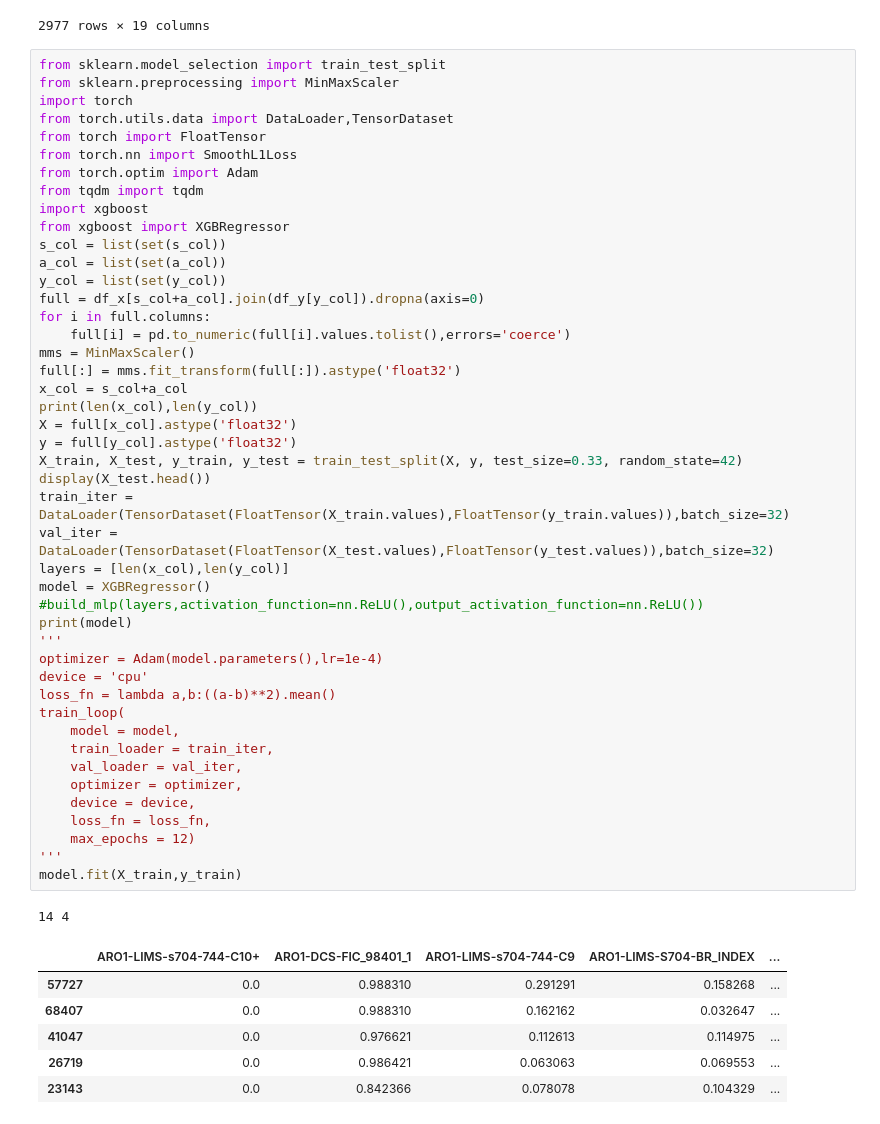
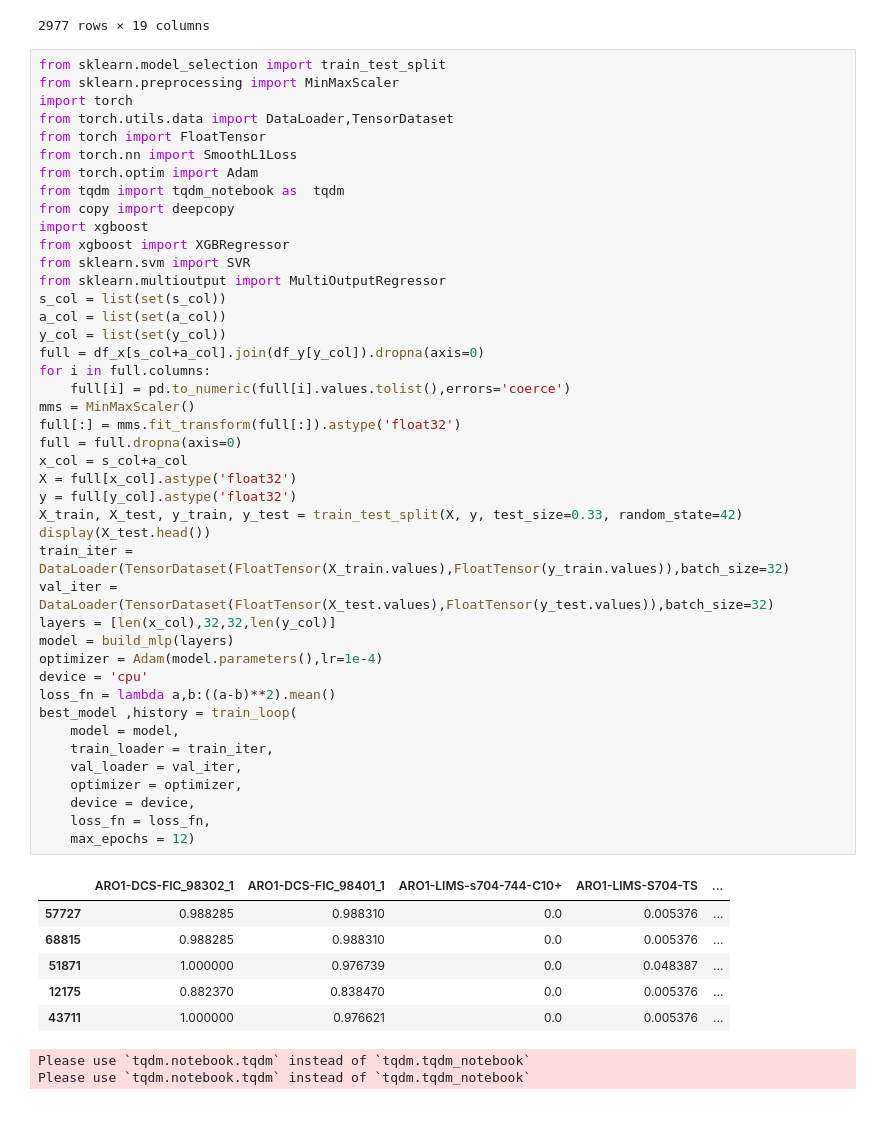
Before and after one commit to skywalker0803r/R911R912, a Jupyter notebook: notebook/poc.ipynb, the cells around one changed output. Cells and saved outputs as stored; diff of their text form.

```diff
--- a/notebook/poc.ipynb
+++ b/notebook/poc.ipynb
@@ -61,47 +61,47 @@ from torch.utils.data import DataLoader,TensorDataset
 from torch import FloatTensor
 from torch.nn import SmoothL1Loss
 from torch.optim import Adam
-from tqdm import tqdm
+from tqdm import tqdm_notebook as  tqdm
+from copy import deepcopy
 import xgboost
 from xgboost import XGBRegressor
+from sklearn.svm import SVR
+from sklearn.multioutput import MultiOutputRegressor
 s_col = list(set(s_col))
 a_col = list(set(a_col))
 y_col = list(set(y_col))
 full = df_x[s_col+a_col].join(df_y[y_col]).dropna(axis=0)
 for i in full.columns:
     full[i] = pd.to_numeric(full[i].values.tolist(),errors='coerce')
 mms = MinMaxScaler()
 full[:] = mms.fit_transform(full[:]).astype('float32')
+full = full.dropna(axis=0)
 x_col = s_col+a_col
-print(len(x_col),len(y_col))
 X = full[x_col].astype('float32')
 y = full[y_col].astype('float32')
 X_train, X_test, y_train, y_test = train_test_split(X, y, test_size=0.33, random_state=42)
 display(X_test.head())
 train_iter = DataLoader(TensorDataset(FloatTensor(X_train.values),FloatTensor(y_train.values)),batch_size=32)
 val_iter = DataLoader(TensorDataset(FloatTensor(X_test.values),FloatTensor(y_test.values)),batch_size=32)
-layers = [len(x_col),len(y_col)]
-model = XGBRegressor() #build_mlp(layers,activation_function=nn.ReLU(),output_activation_function=nn.ReLU())
-print(model)
-'''
+layers = [len(x_col),32,32,len(y_col)]
+model = build_mlp(layers)
 optimizer = Adam(model.parameters(),lr=1e-4)
 device = 'cpu'
 loss_fn = lambda a,b:((a-b)**2).mean()
-train_loop(
+best_model ,history = train_loop(
     model = model,
     train_loader = train_iter,
     val_loader = val_iter,
     optimizer = optimizer,
     device = device,
     loss_fn = loss_fn,
     max_epochs = 12)
-'''
-model.fit(X_train,y_train)
 # %% [output]
+|  | ARO1-DCS-FIC_98302_1 | ARO1-DCS-FIC_98401_1 | ARO1-LIMS-s704-744-C10+ | ARO1-LIMS-S704-TS | ... |
+| 57727 | 0.988285 | 0.988310 | 0.0 | 0.005376 | ... |
+| 68815 | 0.988285 | 0.988310 | 0.0 | 0.005376 | ... |
+| 51871 | 1.000000 | 0.976739 | 0.0 | 0.048387 | ... |
+| 12175 | 0.882370 | 0.838470 | 0.0 | 0.005376 | ... |
+| 43711 | 1.000000 | 0.976621 | 0.0 | 0.005376 | ... |
-14 4
+Please use `tqdm.notebook.tqdm` instead of `tqdm.tqdm_notebook`
+Please use `tqdm.notebook.tqdm` instead of `tqdm.tqdm_notebook`
-|  | ARO1-LIMS-s704-744-C10+ | ARO1-DCS-FIC_98401_1 | ARO1-LIMS-s704-744-C9 | ARO1-LIMS-S704-BR_INDEX | ... |
-| 57727 | 0.0 | 0.988310 | 0.291291 | 0.158268 | ... |
-| 68407 | 0.0 | 0.988310 | 0.162162 | 0.032647 | ... |
-| 41047 | 0.0 | 0.976621 | 0.112613 | 0.114975 | ... |
-| 26719 | 0.0 | 0.986421 | 0.063063 | 0.069553 | ... |
-| 23143 | 0.0 | 0.842366 | 0.078078 | 0.104329 | ... |
```
Also changed, not shown: parts of 8 cells of this notebook.
